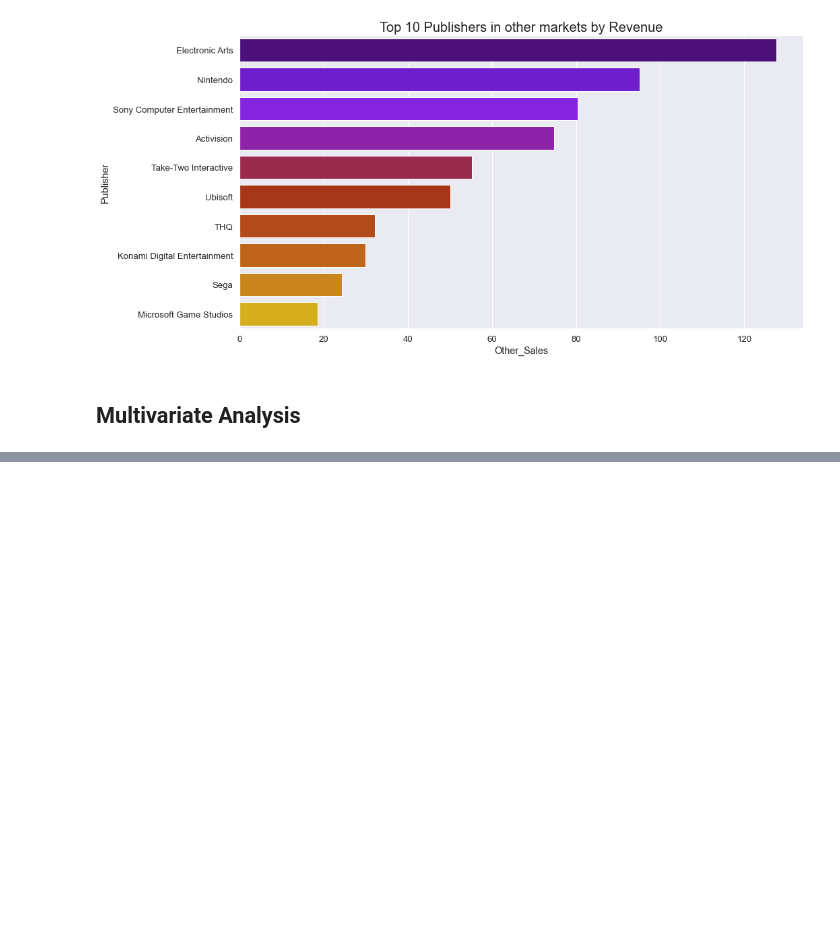
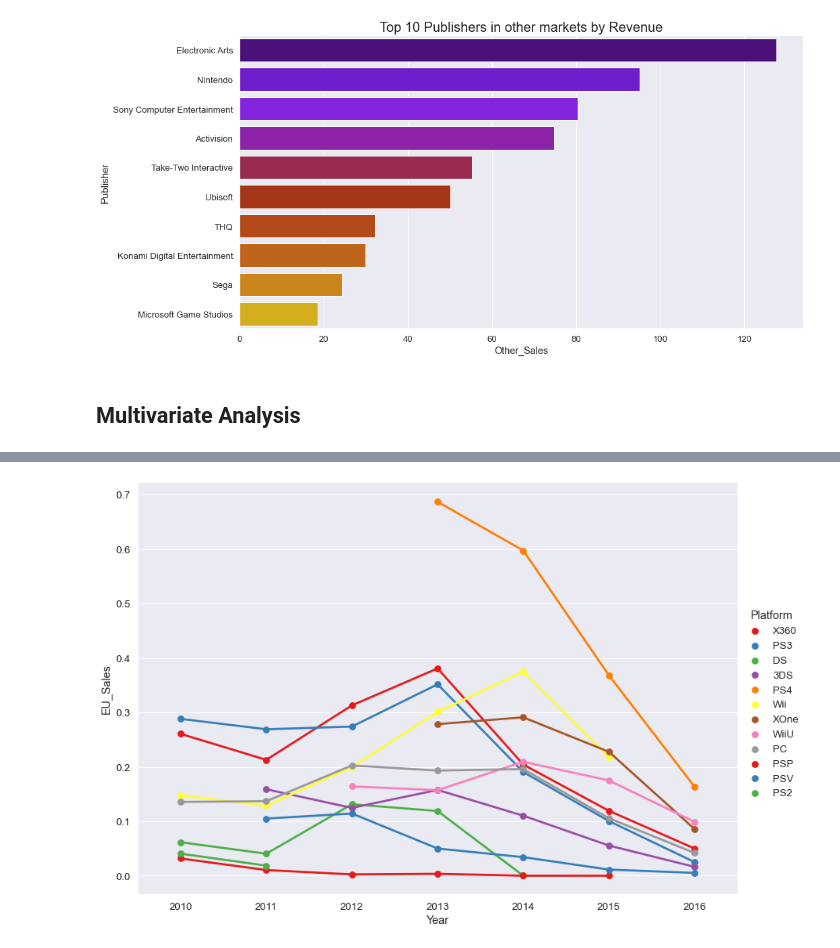
Before and after one commit to Sidhant1201/ViedoGameSales, a Jupyter notebook: VGsales EDAproject/VGsales.ipynb, the cells around one changed output, grey strips where cells are left out. Cells and saved outputs as stored; diff of their text form; code cells hidden in the pictures; blank space fills up the shorter version.

```diff
--- a/VGsales EDAproject/VGsales.ipynb
+++ b/VGsales EDAproject/VGsales.ipynb
@@ -558,0 +579,20 @@ plt.show()
+# %%
+#2010-2016
+first_filter=df.Year>2009
+second_filter=df.Year<2017
+new_data1=df[first_filter&second_filter]
+
+
+#visualization
+
+sns.catplot(x="Year",y="EU_Sales",kind="point",
+            data=new_data1,
+            hue = "Platform",
+            palette='Set1',
+            ci = None,
+            edgecolor=None,
+            height=8.27,
+            aspect=11.7/8.27)
+plt.show()
+# %% [output]
+[figure, added]
```
Also changed, not shown: parts of 10 cells of this notebook.
